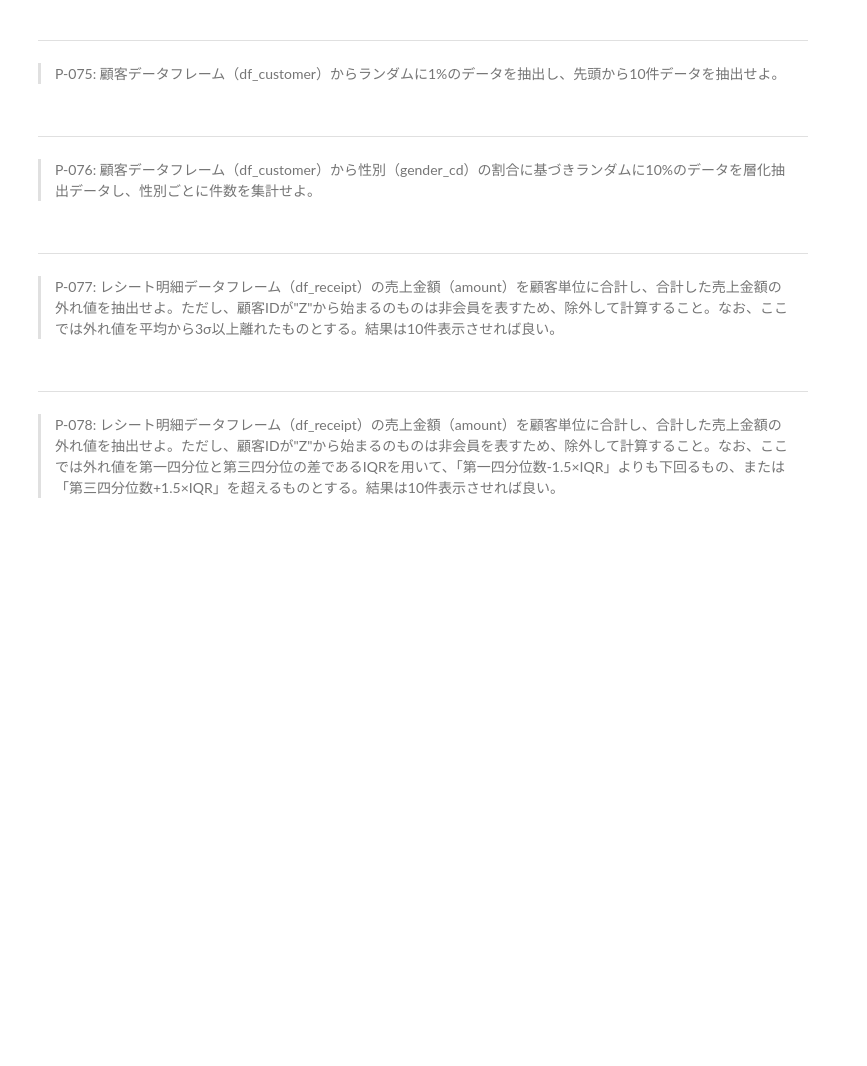
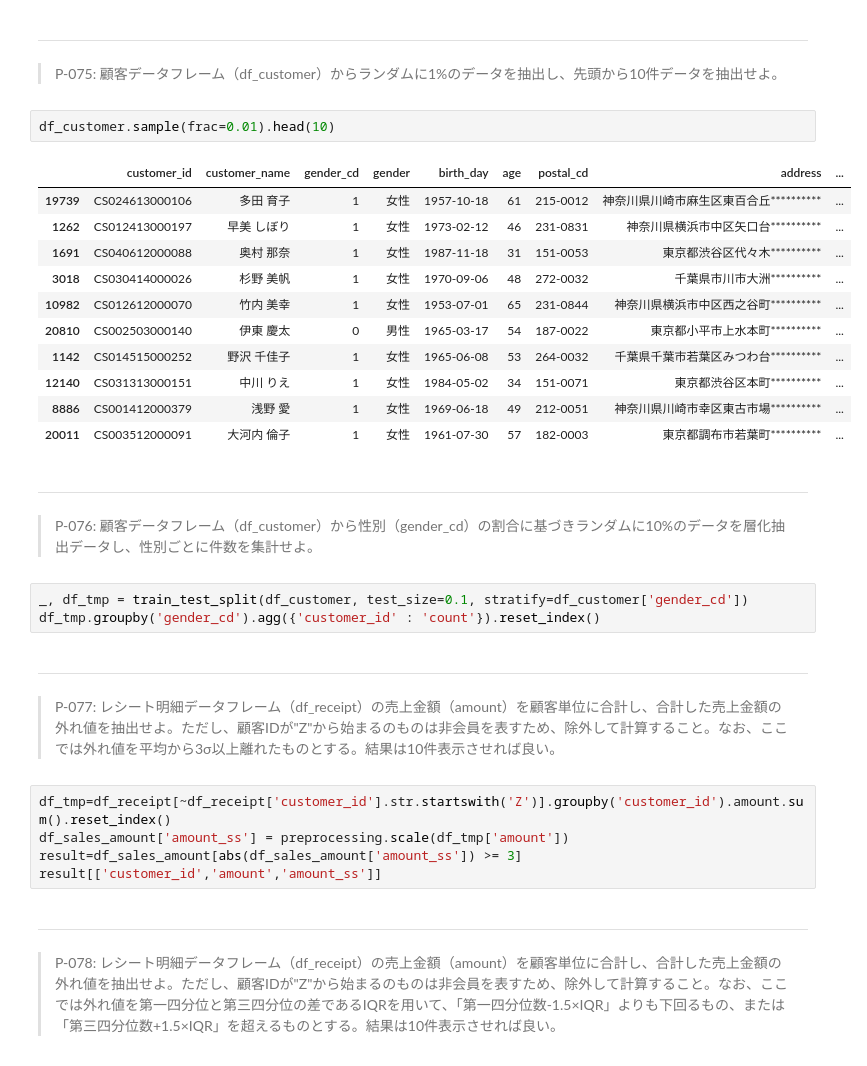
Before and after one commit to jackfrostwillbeking/100knocks-preprocess, a Jupyter notebook: docker/work/preprocess_knock_Python.ipynb, the cells around one changed output. Cells and saved outputs as stored; diff of their text form; blank space fills up the shorter version.

```diff
--- a/docker/work/preprocess_knock_Python.ipynb
+++ b/docker/work/preprocess_knock_Python.ipynb
@@ -1374,12 +1374,34 @@ AttributeError: 'Series' object has no attribute 'weekday'
 # %% [markdown]
 ---
 > P-075: 顧客データフレーム（df_customer）からランダムに1%のデータを抽出し、先頭から10件データを抽出せよ。
+# %%
+df_customer.sample(frac=0.01).head(10)
+# %% [output]
+|  | customer_id | customer_name | gender_cd | gender | birth_day | age | postal_cd | address | ... |
+| 19739 | CS024613000106 | 多田 育子 | 1 | 女性 | 1957-10-18 | 61 | 215-0012 | 神奈川県川崎市麻生区東百合丘********** | ... |
+| 1262 | CS012413000197 | 早美 しぼり | 1 | 女性 | 1973-02-12 | 46 | 231-0831 | 神奈川県横浜市中区矢口台********** | ... |
+| 1691 | CS040612000088 | 奥村 那奈 | 1 | 女性 | 1987-11-18 | 31 | 151-0053 | 東京都渋谷区代々木********** | ... |
+| 3018 | CS030414000026 | 杉野 美帆 | 1 | 女性 | 1970-09-06 | 48 | 272-0032 | 千葉県市川市大洲********** | ... |
+| 10982 | CS012612000070 | 竹内 美幸 | 1 | 女性 | 1953-07-01 | 65 | 231-0844 | 神奈川県横浜市中区西之谷町********** | ... |
+| 20810 | CS002503000140 | 伊東 慶太 | 0 | 男性 | 1965-03-17 | 54 | 187-0022 | 東京都小平市上水本町********** | ... |
+| 1142 | CS014515000252 | 野沢 千佳子 | 1 | 女性 | 1965-06-08 | 53 | 264-0032 | 千葉県千葉市若葉区みつわ台********** | ... |
+| 12140 | CS031313000151 | 中川 りえ | 1 | 女性 | 1984-05-02 | 34 | 151-0071 | 東京都渋谷区本町********** | ... |
+| 8886 | CS001412000379 | 浅野 愛 | 1 | 女性 | 1969-06-18 | 49 | 212-0051 | 神奈川県川崎市幸区東古市場********** | ... |
+| 20011 | CS003512000091 | 大河内 倫子 | 1 | 女性 | 1961-07-30 | 57 | 182-0003 | 東京都調布市若葉町********** | ... |
 # %% [markdown]
 ---
 > P-076: 顧客データフレーム（df_customer）から性別（gender_cd）の割合に基づきランダムに10%のデータを層化抽出データし、性別ごとに件数を集計せよ。
+# %%
+_, df_tmp = train_test_split(df_customer, test_size=0.1, stratify=df_customer['gender_cd'])
+df_tmp.groupby('gender_cd').agg({'customer_id' : 'count'}).reset_index()
 # %% [markdown]
 ---
 > P-077: レシート明細データフレーム（df_receipt）の売上金額（amount）を顧客単位に合計し、合計した売上金額の外れ値を抽出せよ。ただし、顧客IDが"Z"から始まるのものは非会員を表すため、除外して計算すること。なお、ここでは外れ値を平均から3σ以上離れたものとする。結果は10件表示させれば良い。
+# %%
+df_tmp=df_receipt[~df_receipt['customer_id'].str.startswith('Z')].groupby('customer_id').amount.sum().reset_index()
+df_sales_amount['amount_ss'] = preprocessing.scale(df_tmp['amount'])
+result=df_sales_amount[abs(df_sales_amount['amount_ss']) >= 3]
+result[['customer_id','amount','amount_ss']]
 # %% [markdown]
 ---
 > P-078: レシート明細データフレーム（df_receipt）の売上金額（amount）を顧客単位に合計し、合計した売上金額の外れ値を抽出せよ。ただし、顧客IDが"Z"から始まるのものは非会員を表すため、除外して計算すること。なお、ここでは外れ値を第一四分位と第三四分位の差であるIQRを用いて、「第一四分位数-1.5×IQR」よりも下回るもの、または「第三四分位数+1.5×IQR」を超えるものとする。結果は10件表示させれば良い。
```
Also changed, not shown: parts of 10 cells of this notebook.
